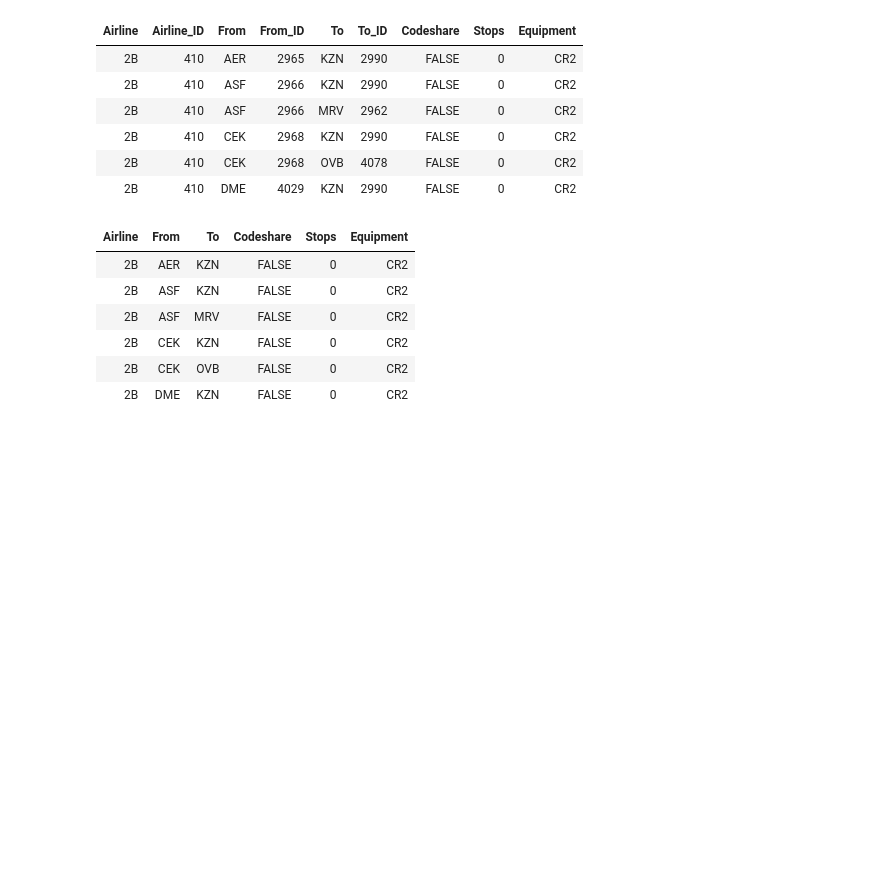
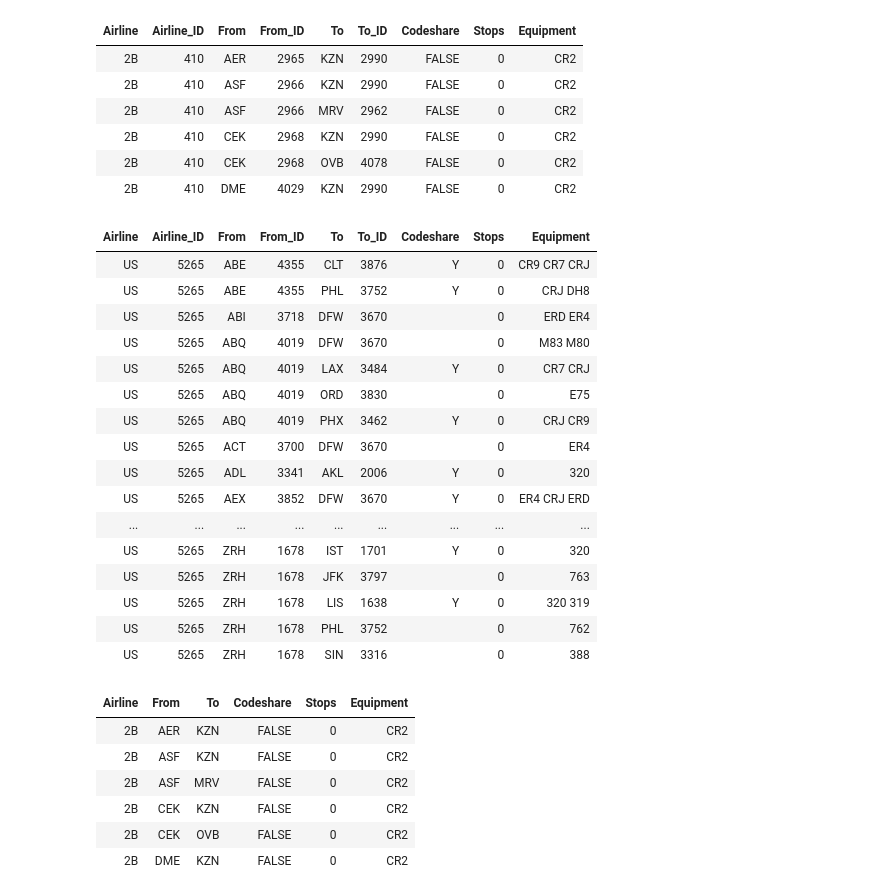
Before and after one commit to Yuriyama/Proyecto_aerolineas, a Jupyter notebook: Code/Procesamiento_datos.ipynb, the cells around one changed output. Cells and saved outputs as stored; diff of their text form; code cells hidden in the pictures; blank space fills up the shorter version.

```diff
--- a/Code/Procesamiento_datos.ipynb
+++ b/Code/Procesamiento_datos.ipynb
@@ -396,6 +449,27 @@ tabla_rutas17f %>% head
 | 2B | 410 | CEK | 2968 | KZN | 2990 | FALSE | 0 | CR2 |
 | 2B | 410 | CEK | 2968 | OVB | 4078 | FALSE | 0 | CR2 |
 | 2B | 410 | DME | 4029 | KZN | 2990 | FALSE | 0 | CR2 |
+# %%
+#Busco qué aeropuerto es US
+tabla_rutas2017 %>% dplyr::filter(Airline == "US")
+# %% [output]
+| Airline | Airline_ID | From | From_ID | To | To_ID | Codeshare | Stops | Equipment |
+| US | 5265 | ABE | 4355 | CLT | 3876 | Y | 0 | CR9 CR7 CRJ |
+| US | 5265 | ABE | 4355 | PHL | 3752 | Y | 0 | CRJ DH8 |
+| US | 5265 | ABI | 3718 | DFW | 3670 |  | 0 | ERD ER4 |
+| US | 5265 | ABQ | 4019 | DFW | 3670 |  | 0 | M83 M80 |
+| US | 5265 | ABQ | 4019 | LAX | 3484 | Y | 0 | CR7 CRJ |
+| US | 5265 | ABQ | 4019 | ORD | 3830 |  | 0 | E75 |
+| US | 5265 | ABQ | 4019 | PHX | 3462 | Y | 0 | CRJ CR9 |
+| US | 5265 | ACT | 3700 | DFW | 3670 |  | 0 | ER4 |
+| US | 5265 | ADL | 3341 | AKL | 2006 | Y | 0 | 320 |
+| US | 5265 | AEX | 3852 | DFW | 3670 | Y | 0 | ER4 CRJ ERD |
+| ... | ... | ... | ... | ... | ... | ... | ... | ... |
+| US | 5265 | ZRH | 1678 | IST | 1701 | Y | 0 | 320 |
+| US | 5265 | ZRH | 1678 | JFK | 3797 |  | 0 | 763 |
+| US | 5265 | ZRH | 1678 | LIS | 1638 | Y | 0 | 320 319 |
+| US | 5265 | ZRH | 1678 | PHL | 3752 |  | 0 | 762 |
+| US | 5265 | ZRH | 1678 | SIN | 3316 |  | 0 | 388 |
 # %%
 #Quitamos columnas de ID
 tabla_rutas17f <- tabla_rutas17f %>%
```
Also changed, not shown: parts of 136 cells of this notebook, 2 other files.
